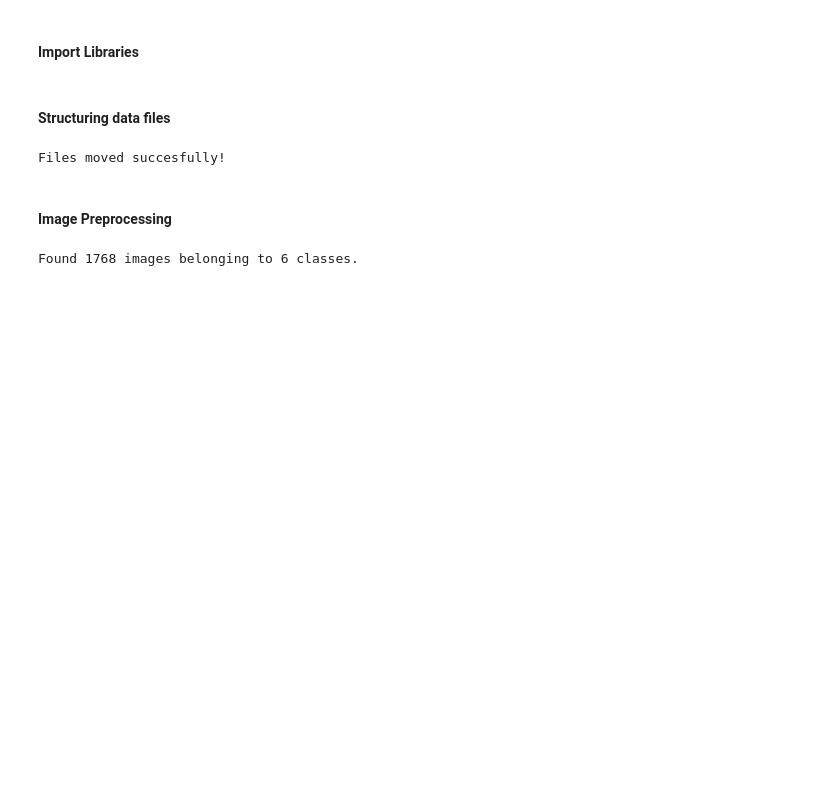
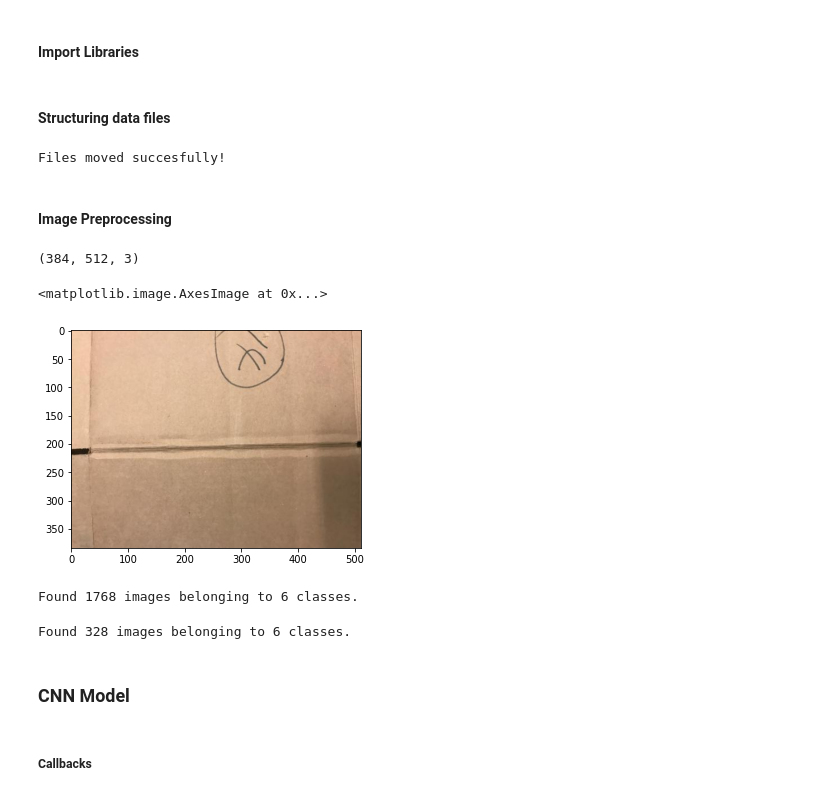
Before and after one commit to CarlosGarlem/SL2-DeepLearning, a Jupyter notebook: CNN/CNN_Model.ipynb, the cells around one changed output. Drawn from its saved outputs; the diff is of its cells as text; code cells hidden in the pictures; blank space fills up the shorter version.

```diff
--- a/CNN/CNN_Model.ipynb
+++ b/CNN/CNN_Model.ipynb
@@ -27,4 +29,12 @@ validationset_path = './input/validation_set'
 testset_path = './input/test_set'
+# %%
+test_img = plt.imread('./input/train_set/cardboard/cardboard1.jpg')
+print(test_img.shape)
+plt.imshow(test_img)
+# %% [output]
+(384, 512, 3)
+<matplotlib.image.AxesImage at 0x...>
+[figure, added]
 # %%
 train_datagen = ImageDataGenerator(
     rescale = 1/255.,
@@ -41,3 +51,20 @@ train_generator = train_datagen.flow_from_directory(
 )
 # %% [output]
 Found 1768 images belonging to 6 classes.
+# %%
+val_datagen = ImageDataGenerator(
+    rescale = 1/255.
+)
+
+val_generator = val_datagen.flow_from_directory(
+    valset_path,
+    target_size = (64, 64),
+    batch_size = 32,
+    class_mode = 'categorical'
+)
+# %% [output]
+Found 328 images belonging to 6 classes.
+# %% [markdown]
+### CNN Model
+# %% [markdown]
+##### Callbacks
```
Also changed, not shown: parts of 19 cells of this notebook.
